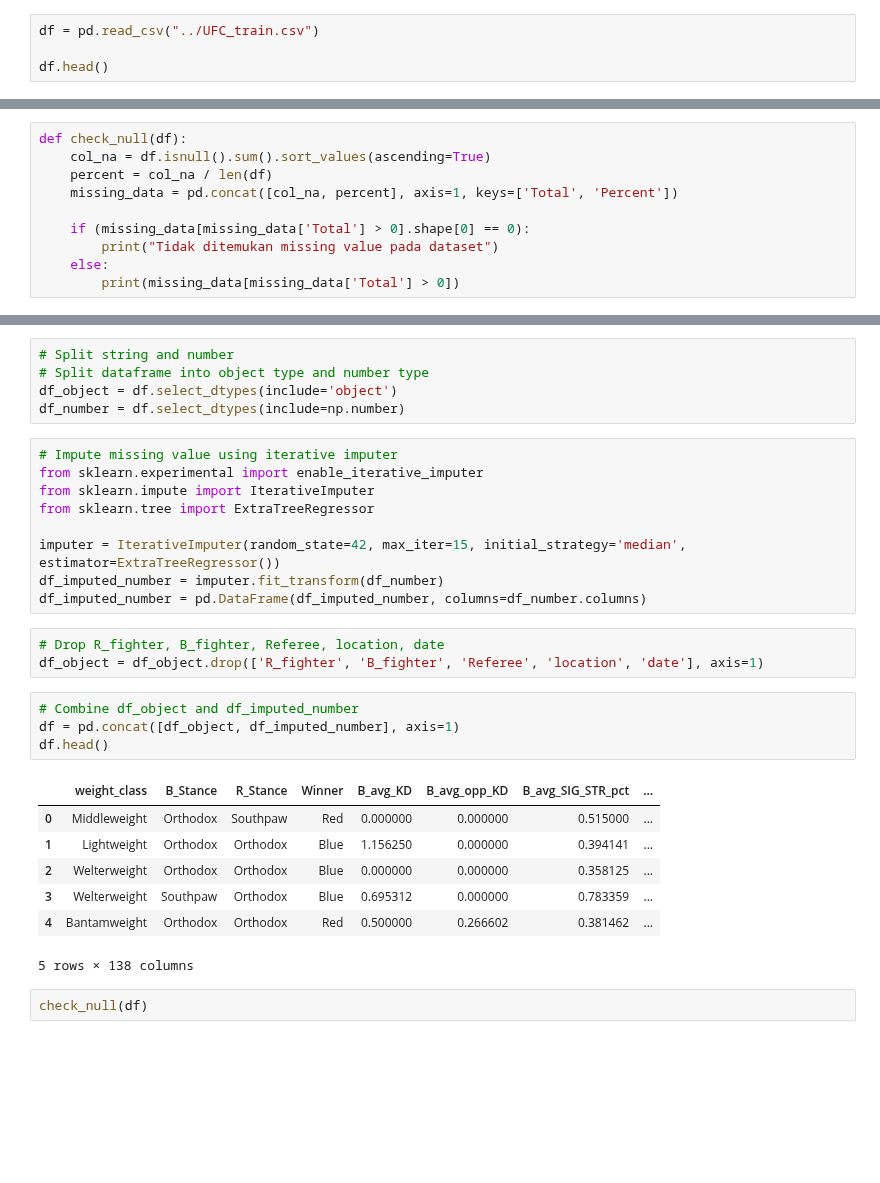
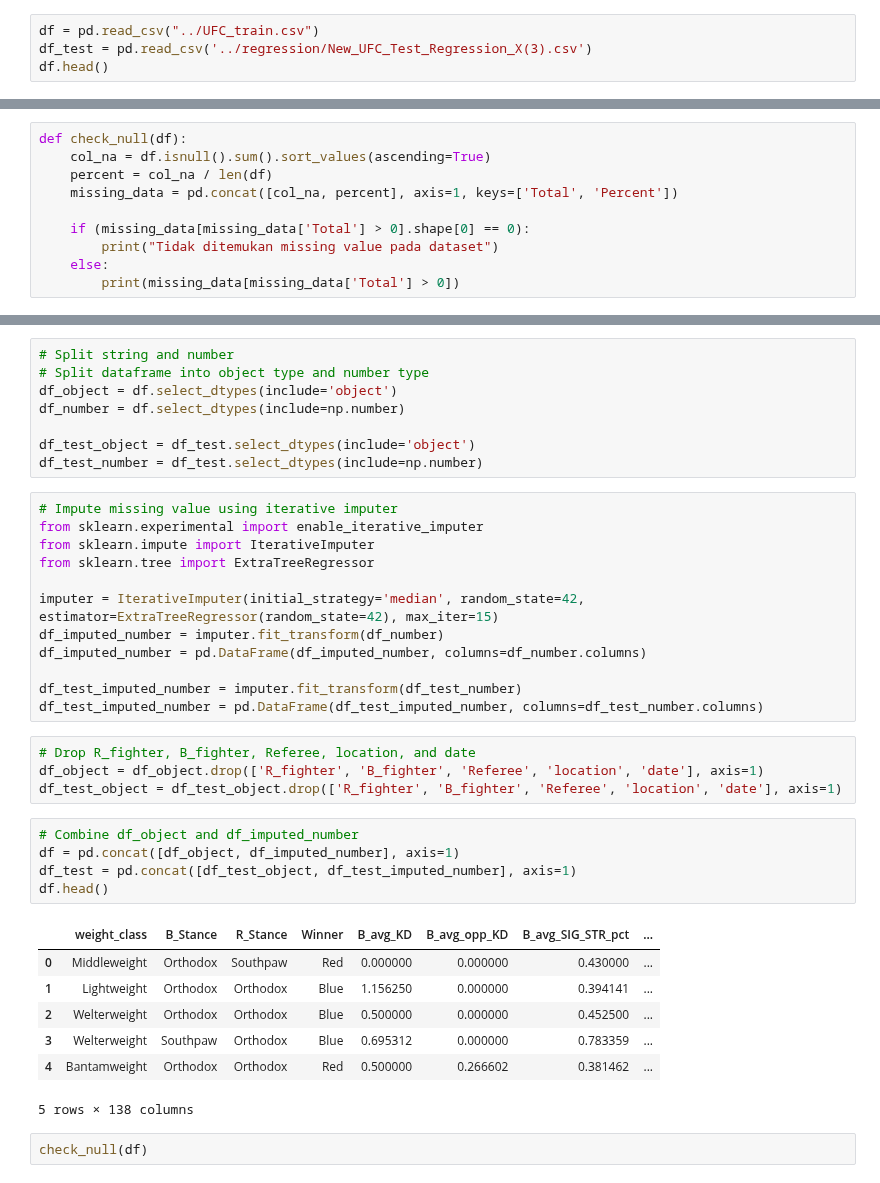
Before and after one commit to breadworshipper/TK-Kasdad, a Jupyter notebook: Preprocessing/kombinasi5.ipynb, the cells around one changed output, grey strips where cells are left out. Saved outputs shown, nothing was run; the diff lists cells and outputs as text; blank space fills up the shorter version.

```diff
--- a/Preprocessing/kombinasi5.ipynb
+++ b/Preprocessing/kombinasi5.ipynb
@@ -19,7 +19,7 @@ from sklearn.model_selection import train_test_split
 from sklearn.linear_model import LogisticRegression
 # %%
 df = pd.read_csv("../UFC_train.csv")
-
+df_test = pd.read_csv('../regression/New_UFC_Test_Regression_X(3).csv')
 df.head()
 # %% [output]
 |  | R_fighter | B_fighter | Referee | date | location | title_bout | weight_class | B_avg_KD | B_avg_opp_KD | ... |
@@ -69,27 +69,35 @@ B_avg_HEAD_landed         1293  0.239002
 # Split dataframe into object type and number type
 df_object = df.select_dtypes(include='object')
 df_number = df.select_dtypes(include=np.number)
+
+df_test_object = df_test.select_dtypes(include='object')
+df_test_number = df_test.select_dtypes(include=np.number)
 # %%
 # Impute missing value using iterative imputer
 from sklearn.experimental import enable_iterative_imputer
 from sklearn.impute import IterativeImputer
 from sklearn.tree import ExtraTreeRegressor
 
-imputer = IterativeImputer(random_state=42, max_iter=15, initial_strategy='median', estimator=ExtraTreeRegressor())
+imputer = IterativeImputer(initial_strategy='median', random_state=42, estimator=ExtraTreeRegressor(random_state=42), max_iter=15)
 df_imputed_number = imputer.fit_transform(df_number)
 df_imputed_number = pd.DataFrame(df_imputed_number, columns=df_number.columns)
+
+df_test_imputed_number = imputer.fit_transform(df_test_number)
+df_test_imputed_number = pd.DataFrame(df_test_imputed_number, columns=df_test_number.columns)
 # %%
-# Drop R_fighter, B_fighter, Referee, location, date
+# Drop R_fighter, B_fighter, Referee, location, and date
 df_object = df_object.drop(['R_fighter', 'B_fighter', 'Referee', 'location', 'date'], axis=1)
+df_test_object = df_test_object.drop(['R_fighter', 'B_fighter', 'Referee', 'location', 'date'], axis=1)
 # %%
 # Combine df_object and df_imputed_number
 df = pd.concat([df_object, df_imputed_number], axis=1)
+df_test = pd.concat([df_test_object, df_test_imputed_number], axis=1)
 df.head()
 # %% [output]
 |  | weight_class | B_Stance | R_Stance | Winner | B_avg_KD | B_avg_opp_KD | B_avg_SIG_STR_pct | ... |
-| 0 | Middleweight | Orthodox | Southpaw | Red | 0.000000 | 0.000000 | 0.515000 | ... |
+| 0 | Middleweight | Orthodox | Southpaw | Red | 0.000000 | 0.000000 | 0.430000 | ... |
 | 1 | Lightweight | Orthodox | Orthodox | Blue | 1.156250 | 0.000000 | 0.394141 | ... |
-| 2 | Welterweight | Orthodox | Orthodox | Blue | 0.000000 | 0.000000 | 0.358125 | ... |
+| 2 | Welterweight | Orthodox | Orthodox | Blue | 0.500000 | 0.000000 | 0.452500 | ... |
 | 3 | Welterweight | Southpaw | Orthodox | Blue | 0.695312 | 0.000000 | 0.783359 | ... |
 | 4 | Bantamweight | Orthodox | Orthodox | Red | 0.500000 | 0.266602 | 0.381462 | ... |
 5 rows × 138 columns
```
Also changed, not shown: parts of 20 cells of this notebook, 2 other files.
